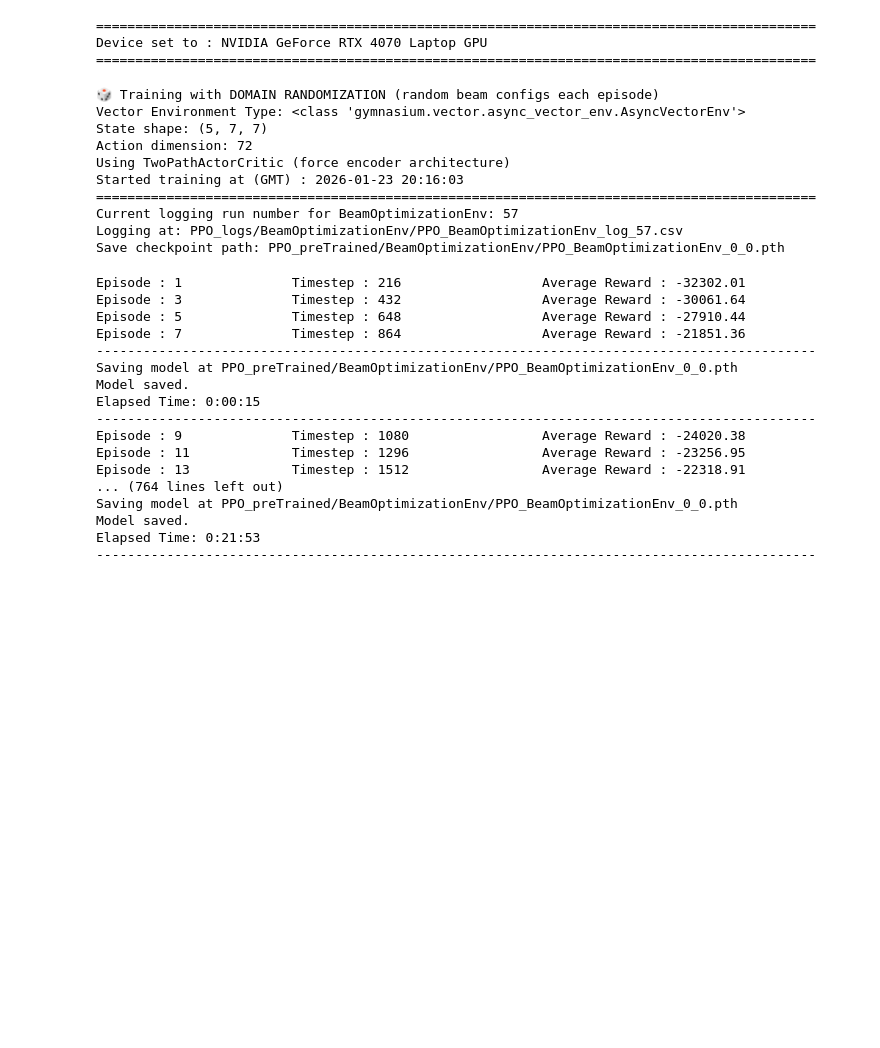
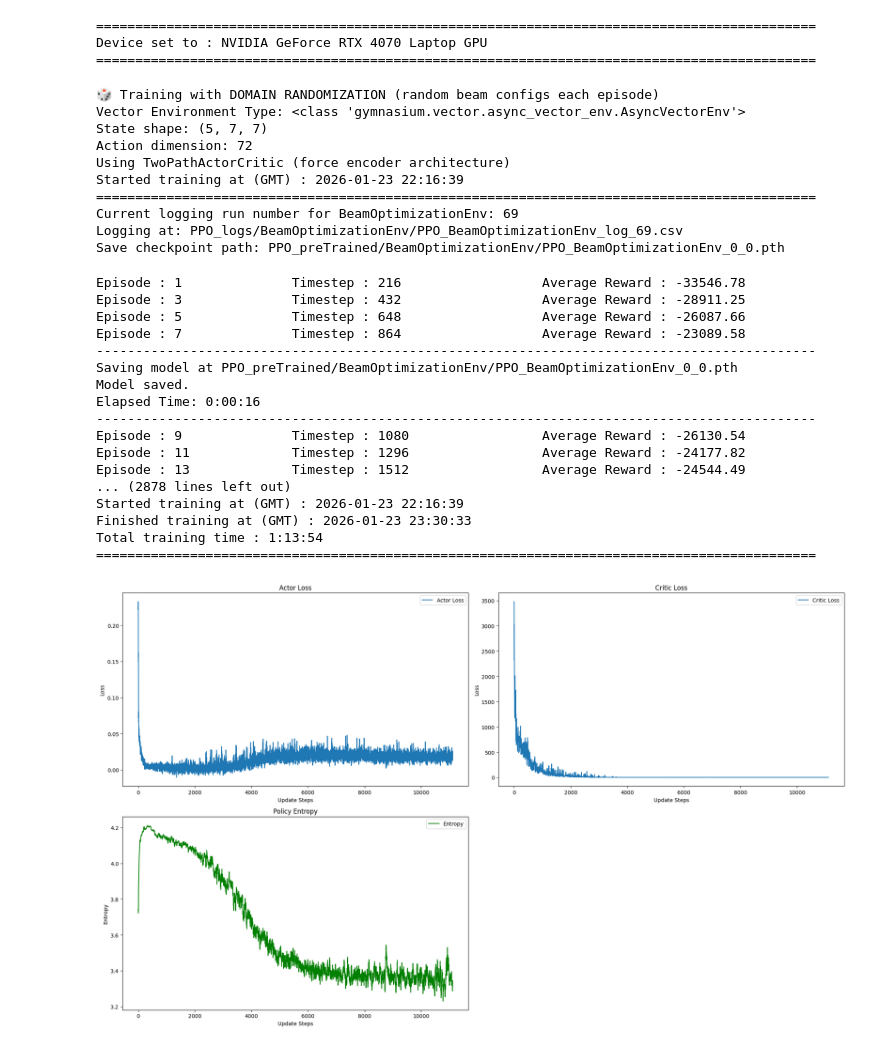
Before and after one commit to miho97/structural_optimization, a Jupyter notebook: src/ppo_main_cnn.ipynb, the cells around one changed output. Saved outputs shown, nothing was run; the diff lists cells and outputs as text; code cells hidden in the pictures; blank space fills up the shorter version.

```diff
--- a/src/ppo_main_cnn.ipynb
+++ b/src/ppo_main_cnn.ipynb
@@ -96,7 +96,7 @@ if __name__ == "__main__":
     action_dim = 2 * width * height  # Assuming discrete actions: increase or decrease each cell
     has_continuous_action_space = False
     max_ep_len = width * height * 3  # 108 steps per episode
-    max_training_timesteps = int(1e5)  # Increased for 6 beam types (was 2e4 for 2 types)
+    max_training_timesteps = int(3e5)  # Increased for 6 beam types (was 2e4 for 2 types)
     update_timestep = max_ep_len  # Update PPO every 'update_timestep' timesteps
 
     # Action std decay parameters (only for continuous action spaces)
@@ -299,49 +299,50 @@ if __name__ == "__main__":
         log_running_reward += ep_rewards.sum()
         log_running_episodes += 1
 
         i_episode += 1
 
     # Close environments after training
     vector_env.close()
 
     # Print total training time
     end_time = datetime.now().replace(microsecond=0)
     print("============================================================================================")
     print("Started training at (GMT) :", start_time)
     print("Finished training at (GMT) :", end_time)
     print(f"Total training time : {end_time - start_time}")
     print("============================================================================================")
 
     # Plot training metrics
     ppo_agent.plot_metrics()
 # %% [output]
 🎲 Training with DOMAIN RANDOMIZATION (random beam configs each episode)
 Vector Environment Type: <class 'gymnasium.vector.async_vector_env.AsyncVectorEnv'>
 State shape: (5, 7, 7)
 Action dimension: 72
 Using TwoPathActorCritic (force encoder architecture)
-Started training at (GMT) : 2026-01-23 20:16:03
+Started training at (GMT) : 2026-01-23 22:16:39
 ============================================================================================
-Current logging run number for BeamOptimizationEnv: 57
-Logging at: PPO_logs/BeamOptimizationEnv/PPO_BeamOptimizationEnv_log_57.csv
+Current logging run number for BeamOptimizationEnv: 69
+Logging at: PPO_logs/BeamOptimizationEnv/PPO_BeamOptimizationEnv_log_69.csv
 Save checkpoint path: PPO_preTrained/BeamOptimizationEnv/PPO_BeamOptimizationEnv_0_0.pth
-Episode : 1              Timestep : 216                  Average Reward : -32302.01
-Episode : 3              Timestep : 432                  Average Reward : -30061.64
-Episode : 5              Timestep : 648                  Average Reward : -27910.44
-Episode : 7              Timestep : 864                  Average Reward : -21851.36
+Episode : 1              Timestep : 216                  Average Reward : -33546.78
+Episode : 3              Timestep : 432                  Average Reward : -28911.25
+Episode : 5              Timestep : 648                  Average Reward : -26087.66
+Episode : 7              Timestep : 864                  Average Reward : -23089.58
 --------------------------------------------------------------------------------------------
 Saving model at PPO_preTrained/BeamOptimizationEnv/PPO_BeamOptimizationEnv_0_0.pth
 Model saved.
-Elapsed Time: 0:00:15
+Elapsed Time: 0:00:16
 --------------------------------------------------------------------------------------------
-Episode : 9              Timestep : 1080                 Average Reward : -24020.38
-Episode : 11             Timestep : 1296                 Average Reward : -23256.95
-Episode : 13             Timestep : 1512                 Average Reward : -22318.91
-... (764 lines left out)
-Saving model at PPO_preTrained/BeamOptimizationEnv/PPO_BeamOptimizationEnv_0_0.pth
-Model saved.
-Elapsed Time: 0:21:53
---------------------------------------------------------------------------------------------
+Episode : 9              Timestep : 1080                 Average Reward : -26130.54
+Episode : 11             Timestep : 1296                 Average Reward : -24177.82
+Episode : 13             Timestep : 1512                 Average Reward : -24544.49
+... (2878 lines left out)
+Started training at (GMT) : 2026-01-23 22:16:39
+Finished training at (GMT) : 2026-01-23 23:30:33
+Total training time : 1:13:54
+============================================================================================
+[figure, added]
 # %%
 # ============ EVALUATION - Visualize optimized structure ============
 print("\n" + "="*80)
```
Also changed, not shown: parts of 1 cell of this notebook, 1 other file.
